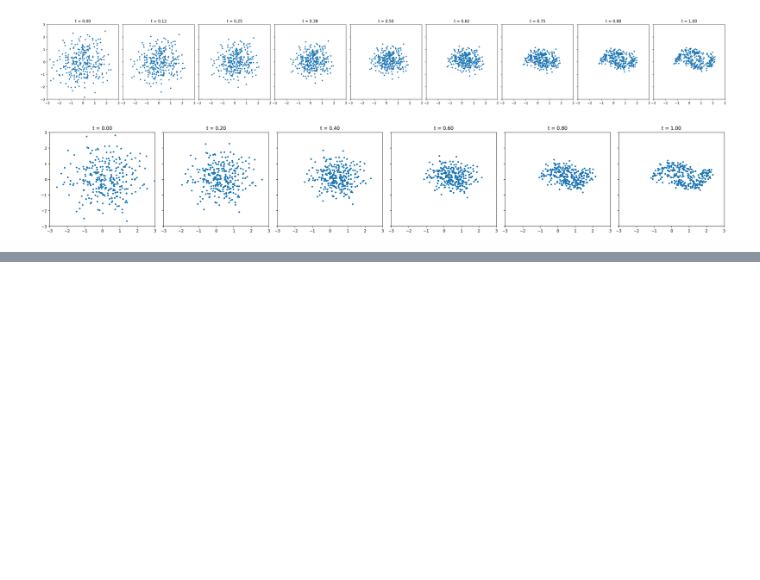
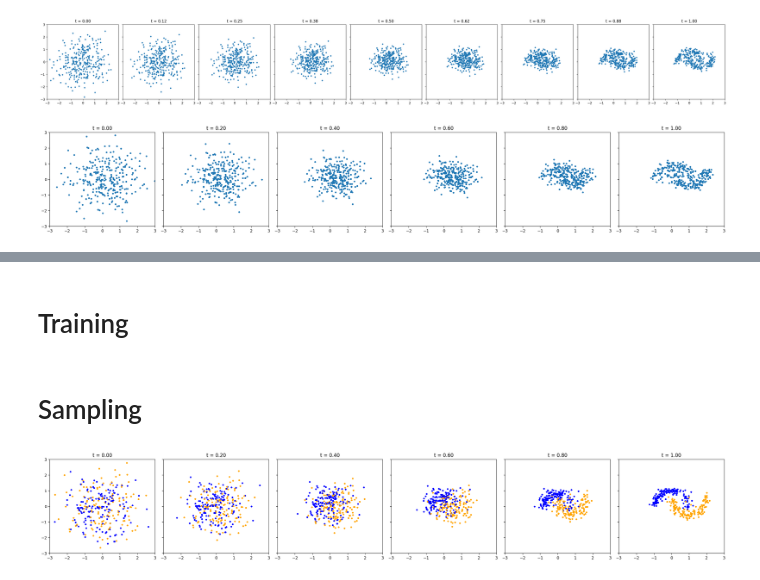
Before and after one commit to facebookresearch/flow_matching, a Jupyter notebook: examples/standalone_flow_matching.ipynb, the cells around one changed output, grey strips where cells are left out. Drawn from its saved outputs; the diff is of its cells as text; code cells hidden in the pictures; blank space fills up the shorter version.

```diff
--- a/examples/standalone_flow_matching.ipynb
+++ b/examples/standalone_flow_matching.ipynb
@@ -108,0 +118,21 @@ plt.show()
+# %%
+from einops import repeat
+
+class Flow(nn.Module):
+    def __init__(self, dim: int = 2, h: int = 64):
+        super().__init__()
+        self.net = nn.Sequential(
+            nn.Linear(dim + 2, h), nn.ELU(),
+            nn.Linear(h, h), nn.ELU(),
+            nn.Linear(h, h), nn.ELU(),
+            nn.Linear(h, dim))
+
+    def forward(self, t: Tensor, c: Tensor, x_t: Tensor ) -> Tensor:
+        return self.net(torch.cat((t, c, x_t), -1))
+
+    def step(self, x_t: Tensor, t_start: Tensor, t_end: Tensor, c: Tensor) -> Tensor:
+        t_start = t_start.view(1, 1).expand(x_t.shape[0], 1)
+
+        return x_t + (t_end - t_start) * self(t=t_start + (t_end - t_start) / 2, c = c, x_t= x_t + self(c = c, x_t=x_t, t=t_start) * (t_end - t_start) / 2)
+# %% [markdown]
+# Training
@@ -108,0 +160,40 @@ plt.show()
+# %% [markdown]
+# Sampling
+# %%
+import torch
+import matplotlib.pyplot as plt
+
+x = torch.randn(300, 2)
+sigma = 1
+x = x * sigma
+
+colors = ['blue' if label == 0 else 'orange' for label in c]
+
+n_steps = 100
+plot_every = 20
+plot_indices = list(range(0, n_steps + 1, plot_every))
+if plot_indices[-1] != n_steps:
+    plot_indices.append(n_steps)  # Always plot the last step
+
+fig, axes = plt.subplots(1, len(plot_indices), figsize=(4 * len(plot_indices), 4), sharex=True, sharey=True)
+time_steps = torch.linspace(0, 1.0, n_steps + 1)
+
+plot_count = 0
+axes[plot_count].scatter(x.detach()[:, 0], x.detach()[:, 1], s=10, c=colors)
+axes[plot_count].set_title(f't = {time_steps[0]:.2f}')
+axes[plot_count].set_xlim(-3.0, 3.0)
+axes[plot_count].set_ylim(-3.0, 3.0)
+
+for i in range(n_steps):
+    x = flow.step(x_t=x, t_start=time_steps[i], t_end=time_steps[i + 1], c = c)
+    if (i + 1) in plot_indices:
+        plot_count += 1
+        axes[plot_count].scatter(x.detach()[:, 0], x.detach()[:, 1], s=10, c=colors)
+        axes[plot_count].set_title(f't = {time_steps[i + 1]:.2f}')
+        axes[plot_count].set_xlim(-3.0, 3.0)
+        axes[plot_count].set_ylim(-3.0, 3.0)
+
+plt.tight_layout()
+plt.show()
+# %% [output]
+[figure, added]
```
Also changed, not shown: parts of 3 cells of this notebook, 3 other files.
